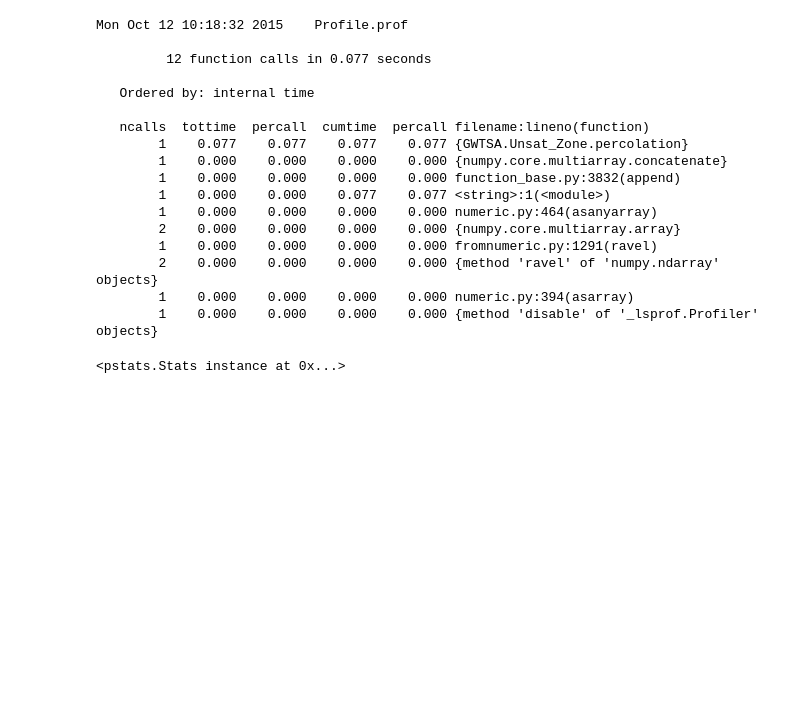
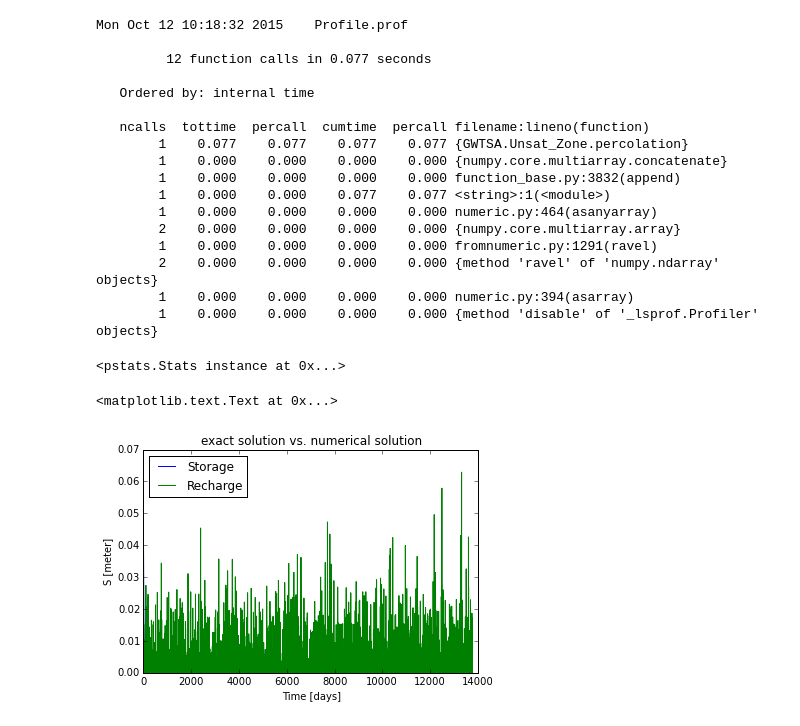
Before and after one commit to raoulcollenteur/GWTSA, a Jupyter notebook: Notebooks/Unsaturated_Zone_Validation.ipynb, the cells around one changed output. Cells and saved outputs as stored; diff of their text form; code cells hidden in the pictures; blank space fills up the shorter version.

```diff
--- a/Notebooks/Unsaturated_Zone_Validation.ipynb
+++ b/Notebooks/Unsaturated_Zone_Validation.ipynb
@@ -244,3 +243,32 @@ Mon Oct 12 10:18:32 2015    Profile.prof
         1    0.000    0.000    0.000    0.000 numeric.py:394(asarray)
         1    0.000    0.000    0.000    0.000 {method 'disable' of '_lsprof.Profiler' objects}
 <pstats.Stats instance at 0x...>
+# %%
+# Provide the forcings precipitation and potential evapotransapiration
+C = np.genfromtxt('./KNMI_Bilt.txt' , delimiter=',', skip_header=10000, usecols=[2, 3]);
+P = C[:,0]/10000.
+E = C[:,1]/10000.
+n = len(P)
+t = np.arange(0,n,1)
+
+# Provide the model parameters for the soil module
+S_cap = 0.1#10**-0.76 # is equal to ±100 milimeters
+Beta = 0.0
+D = 10**-3.0
+
+# Provide some details for the timesteps to calculate the soil state
+t = np.arange(0,n,1)
+dt= 1
+
+R, S= Unsat_Zone.pistonflow(t, P, E, S_cap, Beta, D, dt, solver=1); #1 index return the soil state S
+
+# Make a plot of the two solutions for visual comparison
+plt.plot(t,S)
+plt.plot(t,R)
+plt.legend(['Storage', 'Recharge'], loc = 'best')
+plt.ylabel('S [meter]')
+plt.xlabel('Time [days]')
+plt.title('exact solution vs. numerical solution')
+# %% [output]
+<matplotlib.text.Text at 0x...>
+[figure, added]
```
Also changed, not shown: parts of 2 cells of this notebook, 27 other files.
